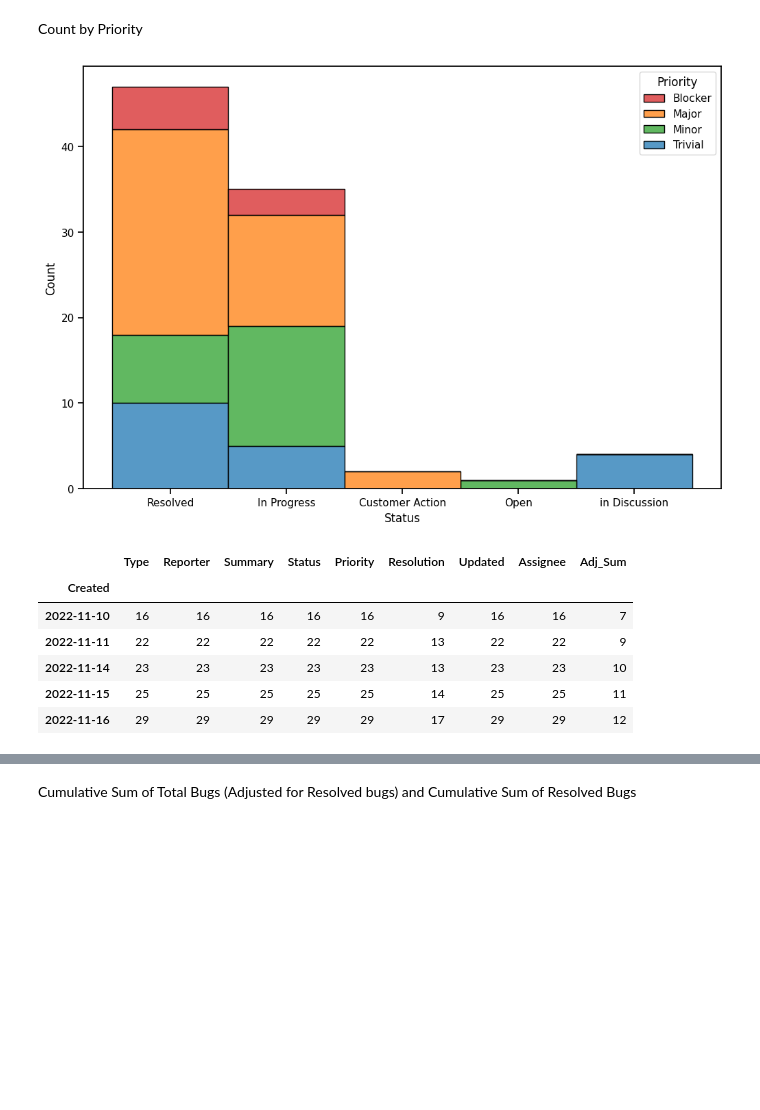
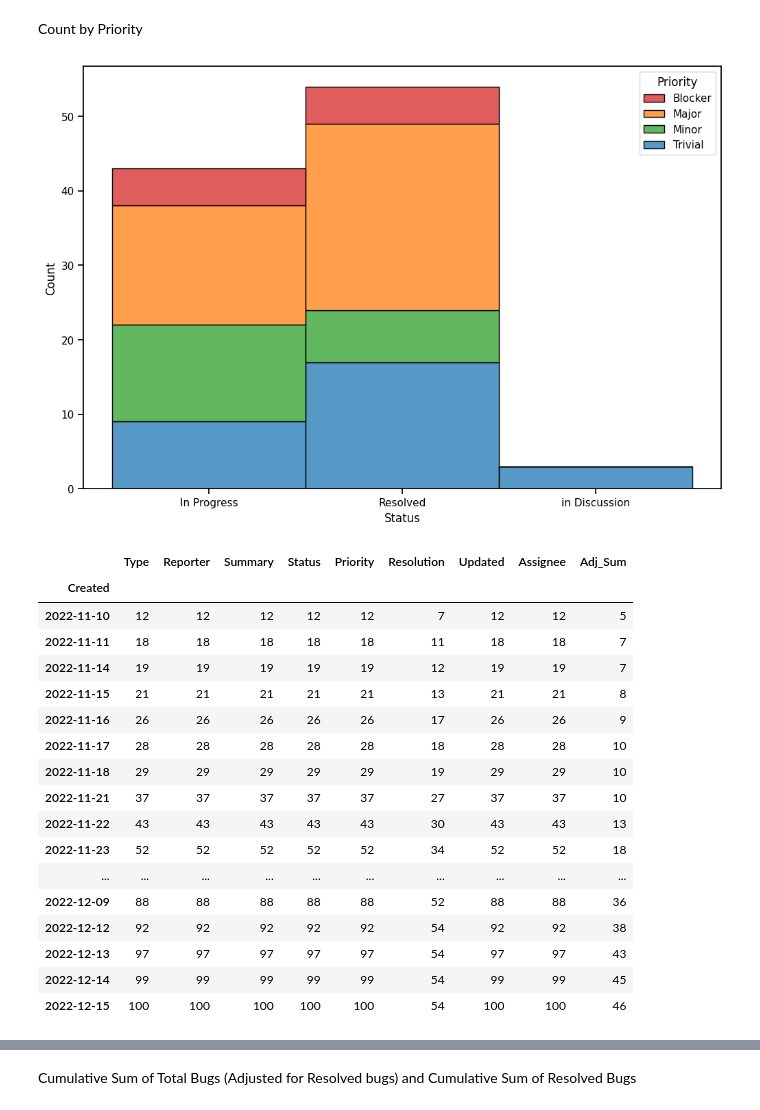
Before and after one commit to jakedaylong/Bug-Reports, a Jupyter notebook: burndown by week.ipynb, the cells around one changed output, grey strips where cells are left out. Drawn from its saved outputs; the diff is of its cells as text; code cells hidden in the pictures; blank space fills up the shorter version.

```diff
--- a/burndown by week.ipynb
+++ b/burndown by week.ipynb
@@ -3,8 +3,9 @@ import pandas as pd
 import matplotlib.pyplot as plt
 import seaborn as sns
 import numpy as np
+import mpld3
 
-bug_df = pd.read_csv('My_Requests_12_12_2022_10_30.csv', index_col='Key', parse_dates=['Created', 'Updated'])
+bug_df = pd.read_csv('My_Requests_15_12_2022_11_30.csv', index_col='Key', parse_dates=['Created', 'Updated'])
 bug_df['Created'] = bug_df['Created'].dt.date
 bug_df['Updated'] = bug_df['Updated'].dt.date
 bug_df = bug_df.sort_values(by=('Priority'), ascending=True)
@@ -37,4 +43,4 @@ sns.set_context('notebook')
 sns.histplot(data=bug_df, x='Status', hue='Priority', multiple='stack', palette=palette)
 plt.savefig(fname='Count_By_Status')
 # %% [output]
-[figure, old version]
+[figure, new version]
@@ -41,14 +52,25 @@ plt.savefig(fname='Count_By_Status')
 # %%
 bug_df_count = bug_df.groupby('Created').count()
 bug_df_count['Adj_Sum'] = bug_df_count['Type'] - bug_df_count['Resolution']
 bug_df_cumsum = bug_df_count.cumsum()
 #bug_df_count.head()
-bug_df_cumsum.head()
+bug_df_cumsum.head(60)
 # %% [output]
 |  | Type | Reporter | Summary | Status | Priority | Resolution | Updated | Assignee | Adj_Sum |
 | Created |  |  |  |  |  |  |  |  |  |
-| 2022-11-10 | 16 | 16 | 16 | 16 | 16 | 9 | 16 | 16 | 7 |
-| 2022-11-11 | 22 | 22 | 22 | 22 | 22 | 13 | 22 | 22 | 9 |
-| 2022-11-14 | 23 | 23 | 23 | 23 | 23 | 13 | 23 | 23 | 10 |
-| 2022-11-15 | 25 | 25 | 25 | 25 | 25 | 14 | 25 | 25 | 11 |
-| 2022-11-16 | 29 | 29 | 29 | 29 | 29 | 17 | 29 | 29 | 12 |
+| 2022-11-10 | 12 | 12 | 12 | 12 | 12 | 7 | 12 | 12 | 5 |
+| 2022-11-11 | 18 | 18 | 18 | 18 | 18 | 11 | 18 | 18 | 7 |
+| 2022-11-14 | 19 | 19 | 19 | 19 | 19 | 12 | 19 | 19 | 7 |
+| 2022-11-15 | 21 | 21 | 21 | 21 | 21 | 13 | 21 | 21 | 8 |
+| 2022-11-16 | 26 | 26 | 26 | 26 | 26 | 17 | 26 | 26 | 9 |
+| 2022-11-17 | 28 | 28 | 28 | 28 | 28 | 18 | 28 | 28 | 10 |
+| 2022-11-18 | 29 | 29 | 29 | 29 | 29 | 19 | 29 | 29 | 10 |
+| 2022-11-21 | 37 | 37 | 37 | 37 | 37 | 27 | 37 | 37 | 10 |
+| 2022-11-22 | 43 | 43 | 43 | 43 | 43 | 30 | 43 | 43 | 13 |
+| 2022-11-23 | 52 | 52 | 52 | 52 | 52 | 34 | 52 | 52 | 18 |
+| ... | ... | ... | ... | ... | ... | ... | ... | ... | ... |
+| 2022-12-09 | 88 | 88 | 88 | 88 | 88 | 52 | 88 | 88 | 36 |
+| 2022-12-12 | 92 | 92 | 92 | 92 | 92 | 54 | 92 | 92 | 38 |
+| 2022-12-13 | 97 | 97 | 97 | 97 | 97 | 54 | 97 | 97 | 43 |
+| 2022-12-14 | 99 | 99 | 99 | 99 | 99 | 54 | 99 | 99 | 45 |
+| 2022-12-15 | 100 | 100 | 100 | 100 | 100 | 54 | 100 | 100 | 46 |
```
Also changed, not shown: parts of 12 cells of this notebook, 11 other files.
